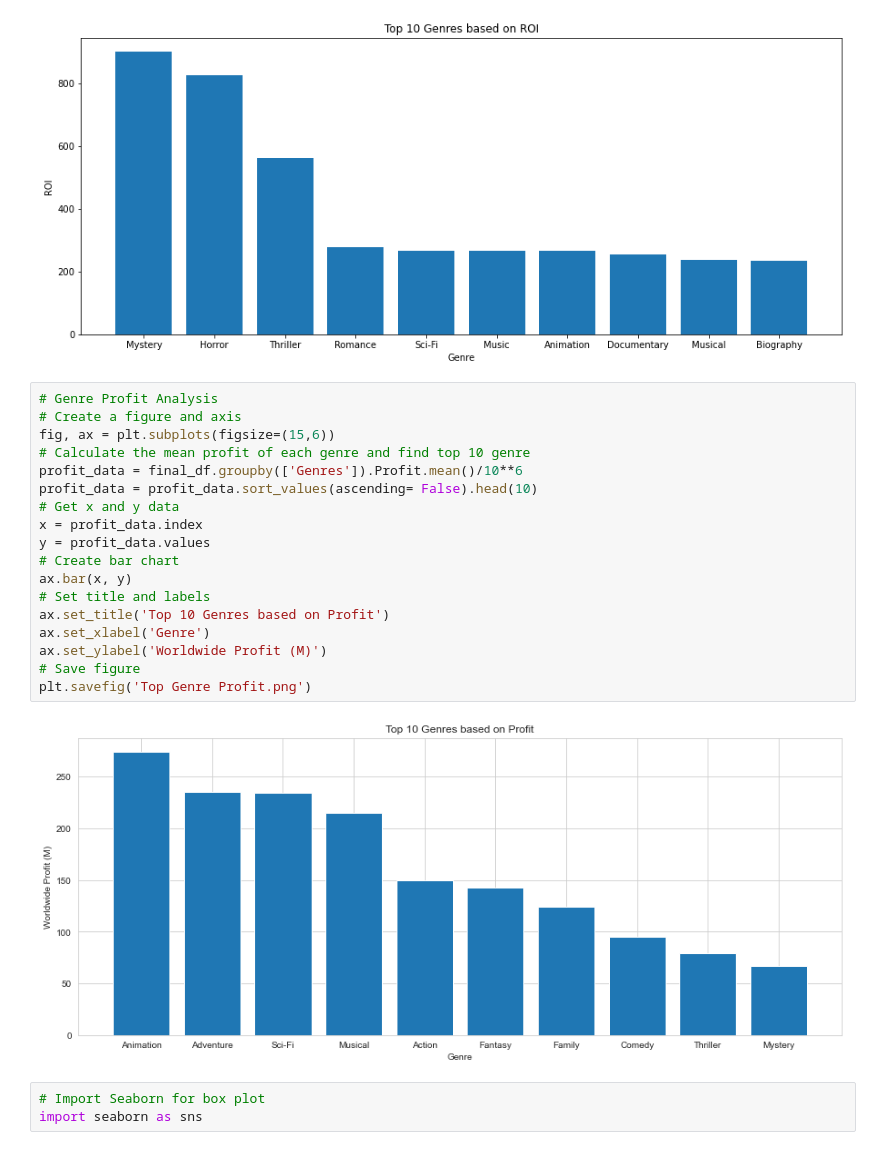
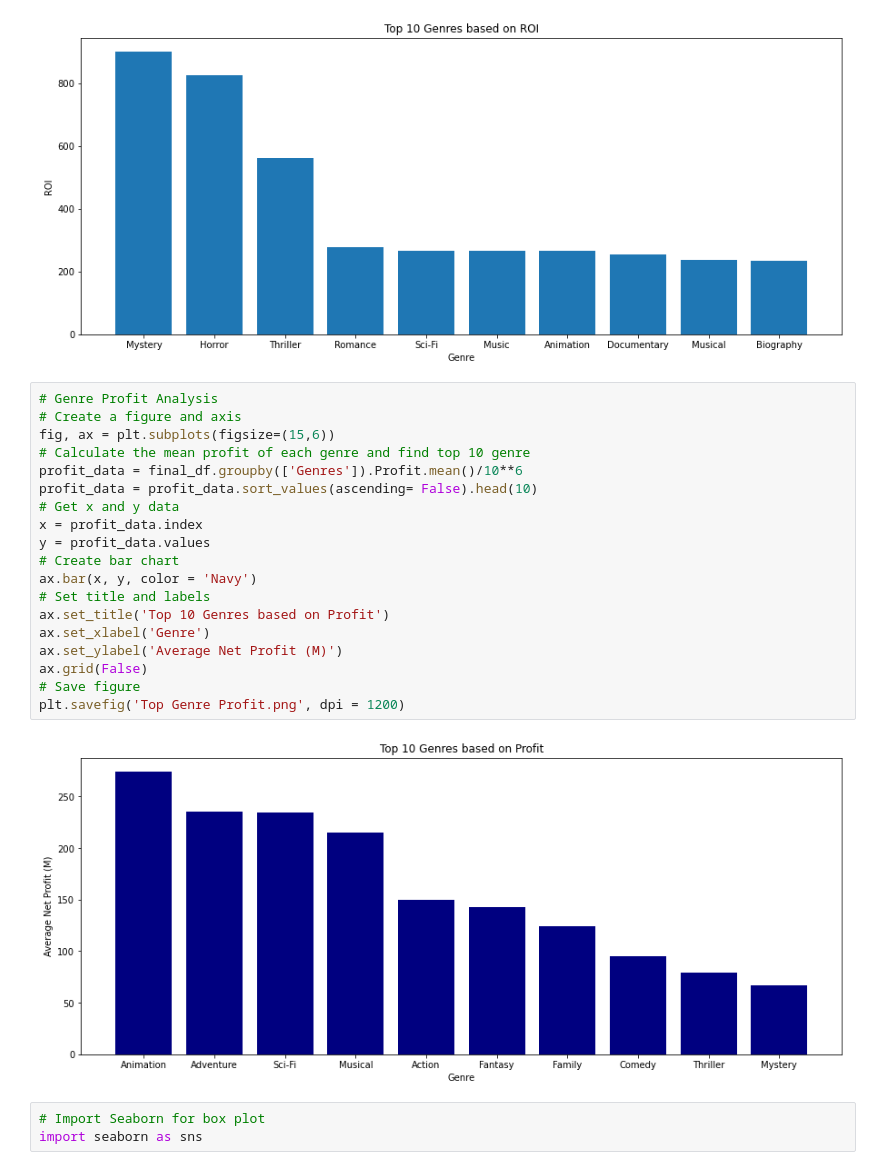
Before and after one commit to Jyve00/Microsoft_Movie_Project, a Jupyter notebook: Movie_Project_Draft.ipynb, the cells around one changed output. Drawn from its saved outputs; the diff is of its cells as text.

```diff
--- a/Movie_Project_Draft.ipynb
+++ b/Movie_Project_Draft.ipynb
@@ -511,23 +508,24 @@ plt.savefig('Top Genre ROI.png')
 # %%
 # Genre Profit Analysis
 # Create a figure and axis
 fig, ax = plt.subplots(figsize=(15,6))
 # Calculate the mean profit of each genre and find top 10 genre
 profit_data = final_df.groupby(['Genres']).Profit.mean()/10**6
 profit_data = profit_data.sort_values(ascending= False).head(10)
 # Get x and y data
 x = profit_data.index
 y = profit_data.values
 # Create bar chart
-ax.bar(x, y)
+ax.bar(x, y, color = 'Navy')
 # Set title and labels
 ax.set_title('Top 10 Genres based on Profit')
 ax.set_xlabel('Genre')
-ax.set_ylabel('Worldwide Profit (M)')
+ax.set_ylabel('Average Net Profit (M)')
+ax.grid(False)
 # Save figure
-plt.savefig('Top Genre Profit.png')
+plt.savefig('Top Genre Profit.png', dpi = 1200)
 # %% [output]
-[figure, old version]
+[figure, new version]
 # %%
 # Import Seaborn for box plot
 import seaborn as sns
```
Also changed, not shown: parts of 14 cells of this notebook.
